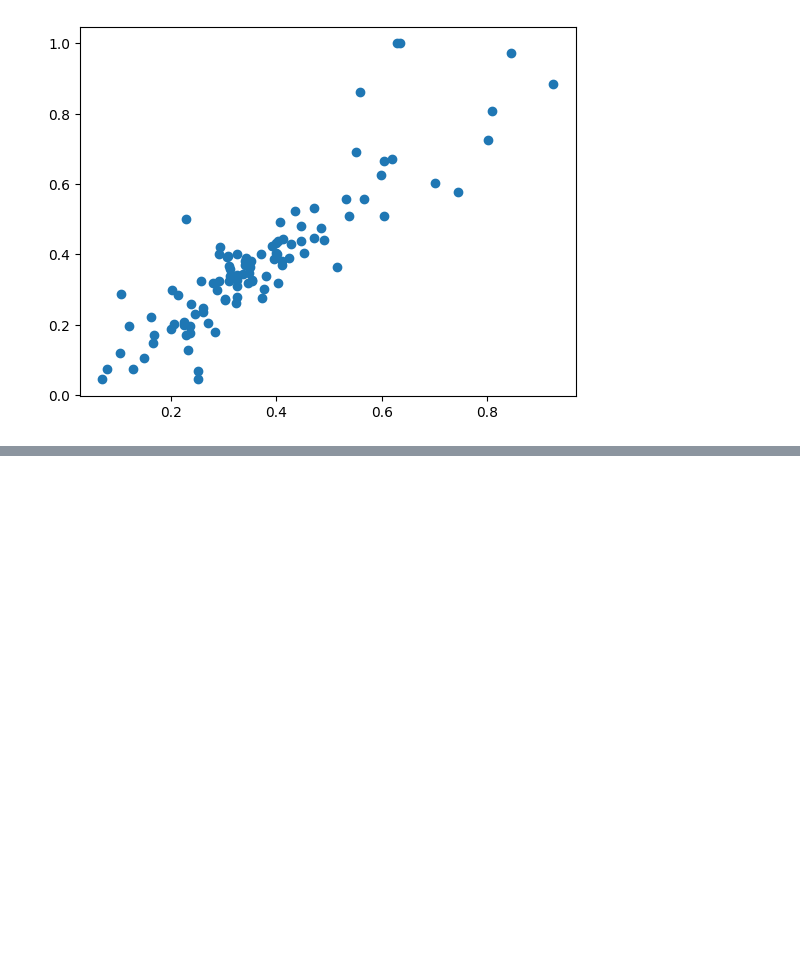
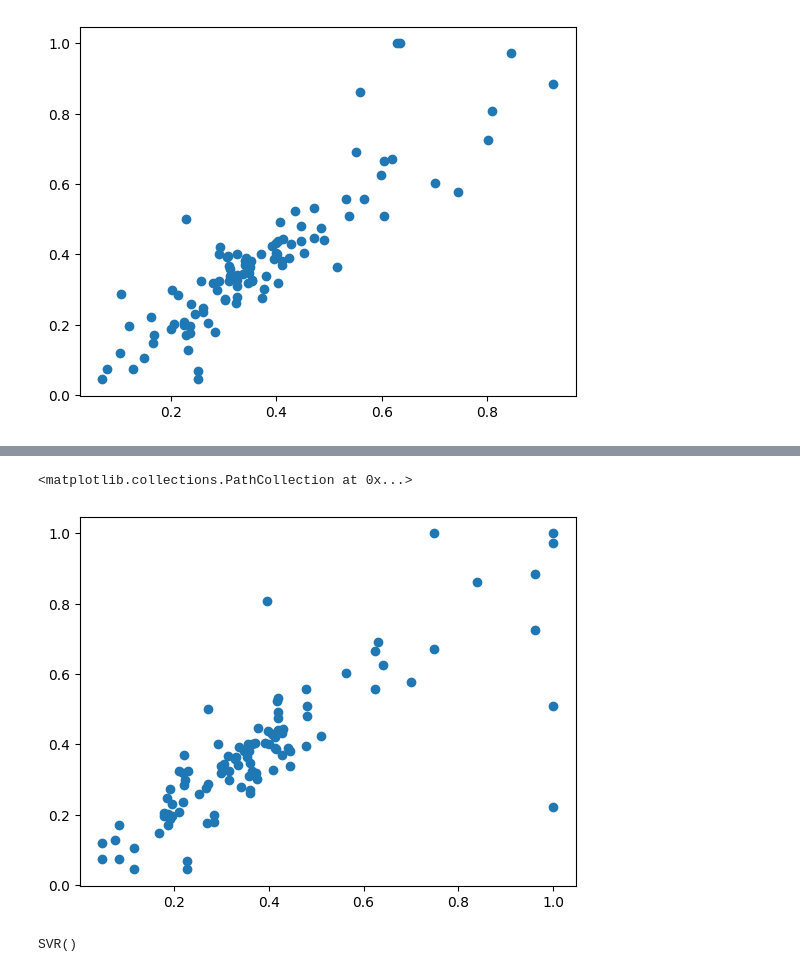
Before and after one commit to sanjayan1734/19CSE305-Sem-V-term-project, a Jupyter notebook: main.ipynb, the cells around one changed output, grey strips where cells are left out. Cells and saved outputs as stored; diff of their text form; code cells hidden in the pictures; blank space fills up the shorter version.

```diff
--- a/main.ipynb
+++ b/main.ipynb
@@ -217,0 +216,4 @@ r2_score(y_test,linearPred)
+# %%
+#decision tree
+decisionTreeRegressor = DecisionTreeRegressor()
+decisionTreeRegressor.fit(X_train,y_train)
@@ -217,0 +222,3 @@ r2_score(y_test,linearPred)
+# %%
+DTpred = decisionTreeRegressor.predict(X_test)
+DTpred
@@ -217,0 +265,11 @@ r2_score(y_test,linearPred)
+# %%
+plt.scatter(DTpred, y_test)
+# %% [output]
+<matplotlib.collections.PathCollection at 0x...>
+[figure, added]
+# %%
+#SVR
+supportVectorRegressor = SVR()
+supportVectorRegressor.fit(X_train,y_train)
+# %% [output]
+SVR()
```
Also changed, not shown: parts of 15 cells of this notebook.
